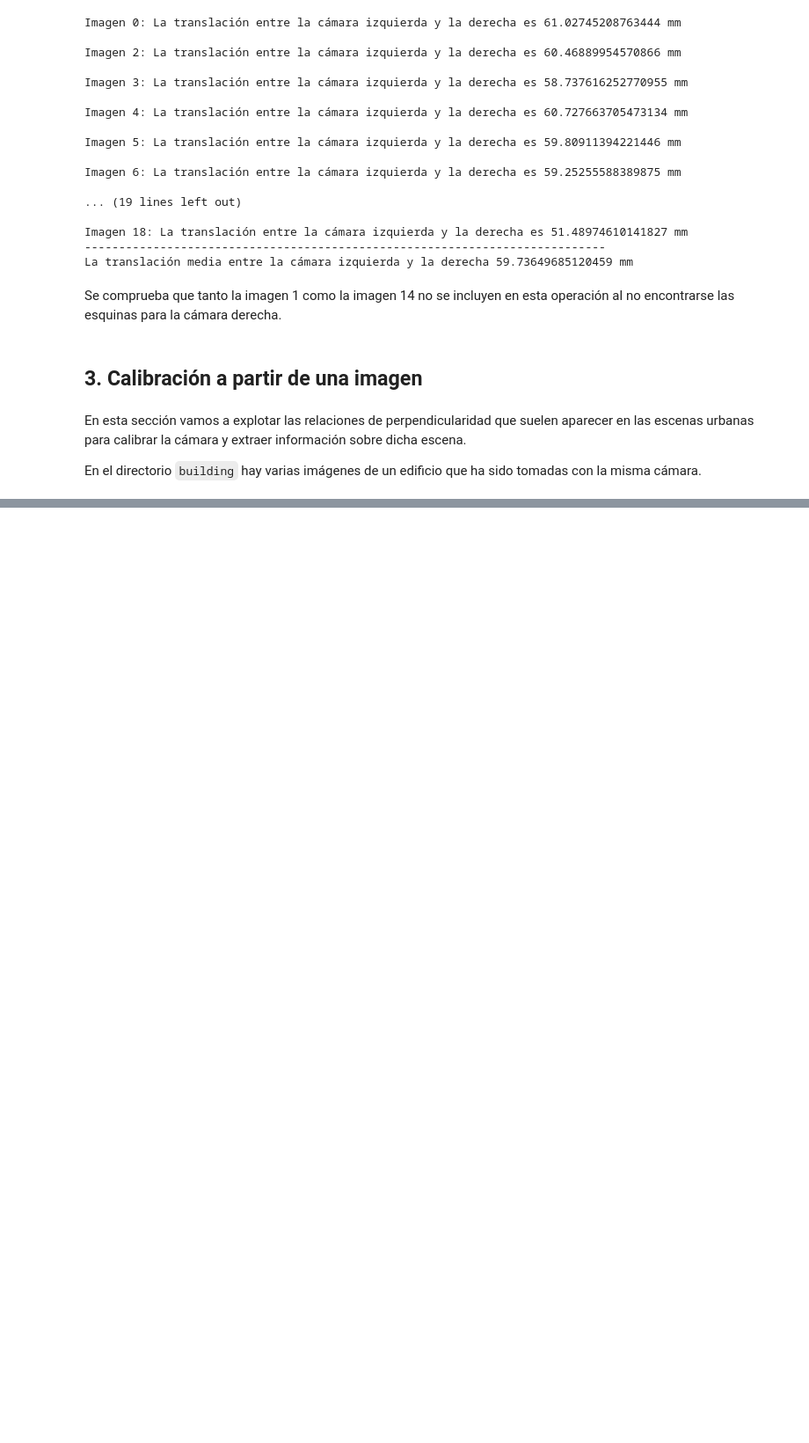
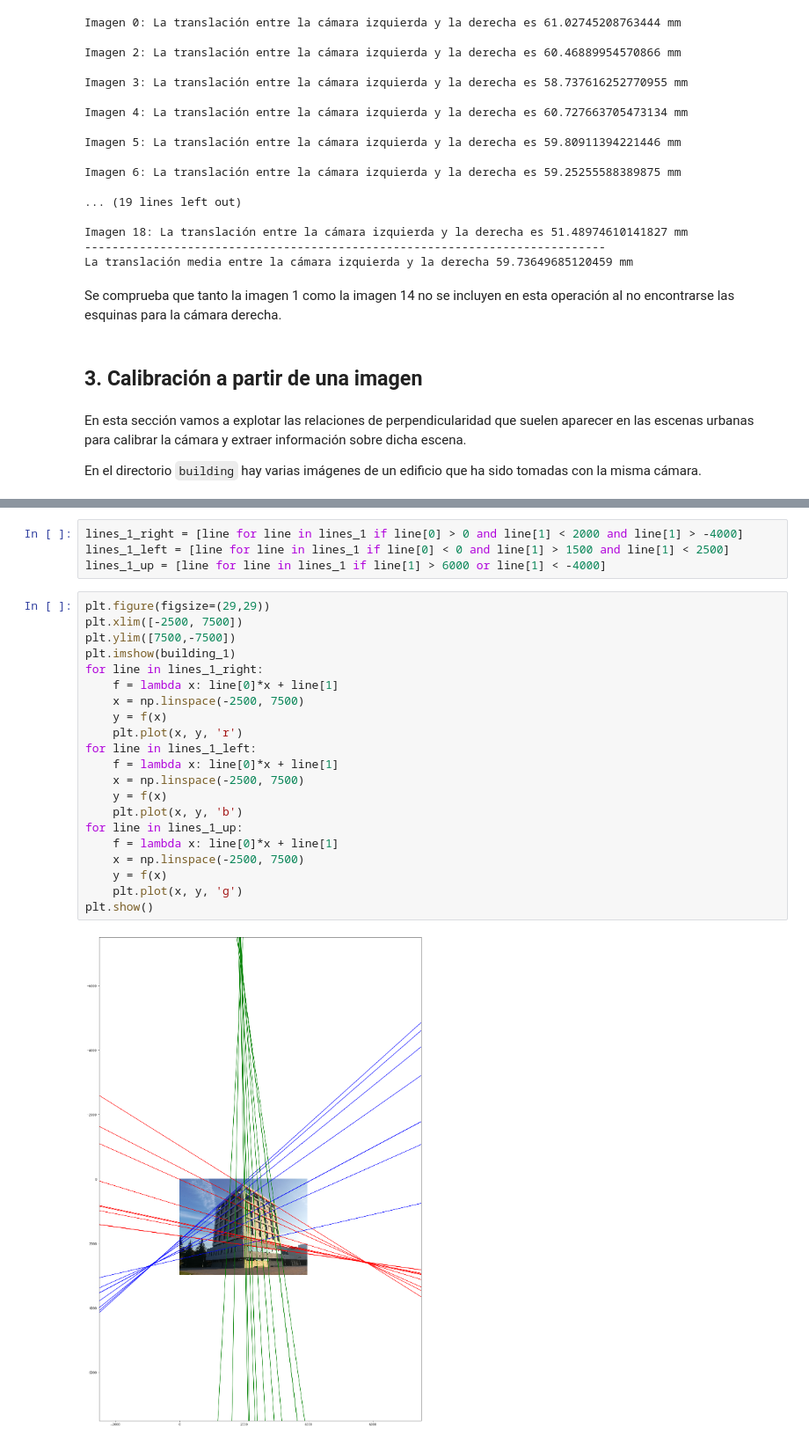
Before and after one commit to themrcesi/ComputerVision, a Jupyter notebook: Práctica2/PracticaCalib2020.ipynb, the cells around one changed output, grey strips where cells are left out. Shown at 88% size. Saved outputs shown, nothing was run; the diff lists cells and outputs as text; blank space fills up the shorter version.

```diff
--- a/Práctica2/PracticaCalib2020.ipynb
+++ b/Práctica2/PracticaCalib2020.ipynb
@@ -459,0 +497,27 @@ building = load_images(building)
+# %%
+lines_1_right = [line for line in lines_1 if line[0] > 0 and line[1] < 2000 and line[1] > -4000]
+lines_1_left = [line for line in lines_1 if line[0] < 0 and line[1] > 1500 and line[1] < 2500]
+lines_1_up = [line for line in lines_1 if line[1] > 6000 or line[1] < -4000]
+# %%
+plt.figure(figsize=(29,29))
+plt.xlim([-2500, 7500])
+plt.ylim([7500,-7500])
+plt.imshow(building_1)
+for line in lines_1_right:
+    f = lambda x: line[0]*x + line[1]
+    x = np.linspace(-2500, 7500)
+    y = f(x)
+    plt.plot(x, y, 'r')
+for line in lines_1_left:
+    f = lambda x: line[0]*x + line[1]
+    x = np.linspace(-2500, 7500)
+    y = f(x)
+    plt.plot(x, y, 'b')
+for line in lines_1_up:
+    f = lambda x: line[0]*x + line[1]
+    x = np.linspace(-2500, 7500)
+    y = f(x)
+    plt.plot(x, y, 'g')
+plt.show()
+# %% [output]
+[figure, added]
```
Also changed, not shown: parts of 50 cells of this notebook, 4 other files.
